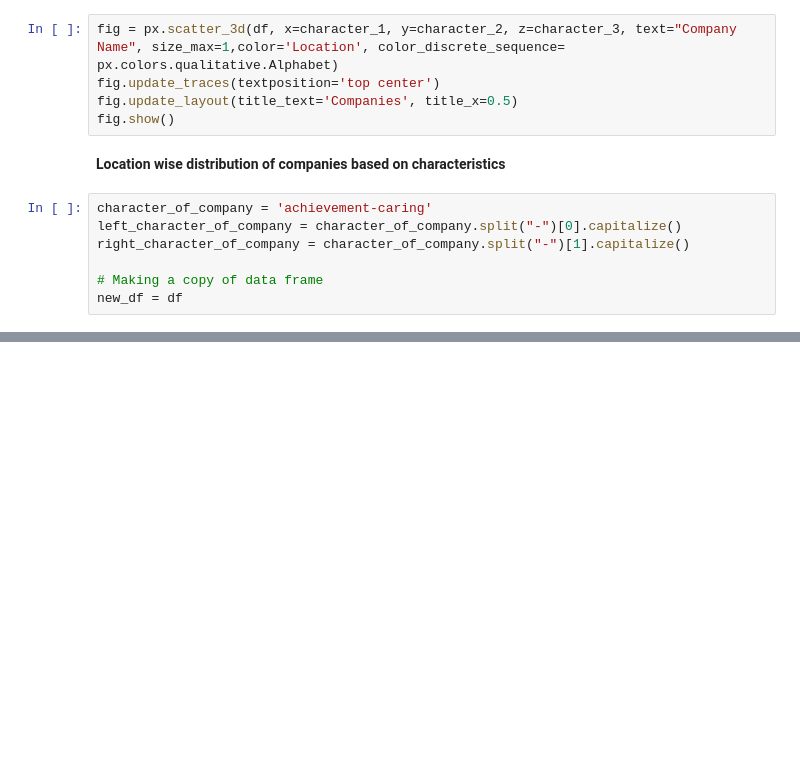
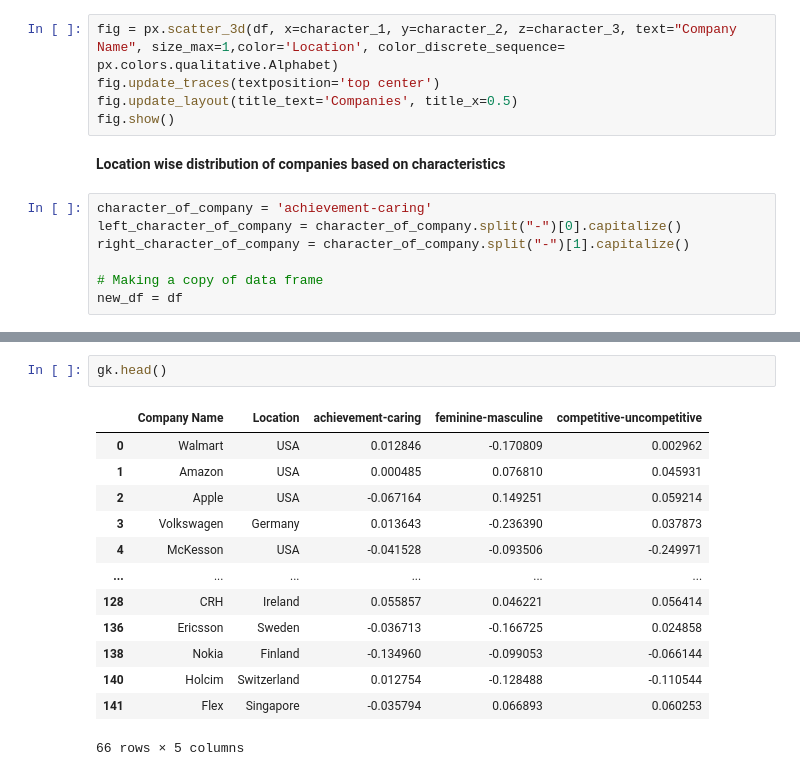
Before and after one commit to sreehari59/POLAR-WEBE, a Jupyter notebook: Polar_Embeddings_Plotting_VS_Two_Antonym_Pair.ipynb, the cells around one changed output, grey strips where cells are left out. Cells and saved outputs as stored; diff of their text form; blank space fills up the shorter version.

```diff
--- a/Polar_Embeddings_Plotting_VS_Two_Antonym_Pair.ipynb
+++ b/Polar_Embeddings_Plotting_VS_Two_Antonym_Pair.ipynb
@@ -184,0 +305,16 @@ fig.show()
+# %%
+gk.head()
+# %% [output]
+|  | Company Name | Location | achievement-caring | feminine-masculine | competitive-uncompetitive |
+| 0 | Walmart | USA | 0.012846 | -0.170809 | 0.002962 |
+| 1 | Amazon | USA | 0.000485 | 0.076810 | 0.045931 |
+| 2 | Apple | USA | -0.067164 | 0.149251 | 0.059214 |
+| 3 | Volkswagen | Germany | 0.013643 | -0.236390 | 0.037873 |
+| 4 | McKesson | USA | -0.041528 | -0.093506 | -0.249971 |
+| ... | ... | ... | ... | ... | ... |
+| 128 | CRH | Ireland | 0.055857 | 0.046221 | 0.056414 |
+| 136 | Ericsson | Sweden | -0.036713 | -0.166725 | 0.024858 |
+| 138 | Nokia | Finland | -0.134960 | -0.099053 | -0.066144 |
+| 140 | Holcim | Switzerland | 0.012754 | -0.128488 | -0.110544 |
+| 141 | Flex | Singapore | -0.035794 | 0.066893 | 0.060253 |
+66 rows × 5 columns
```
Also changed, not shown: parts of 14 cells of this notebook.
